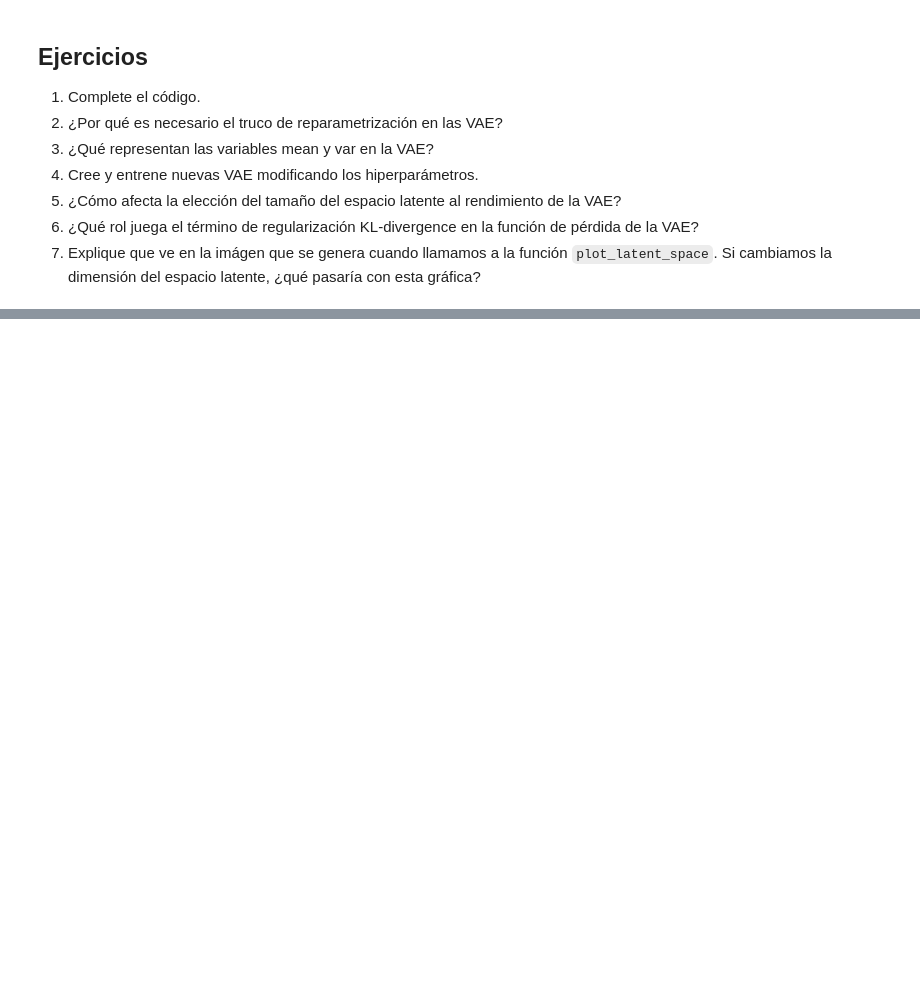
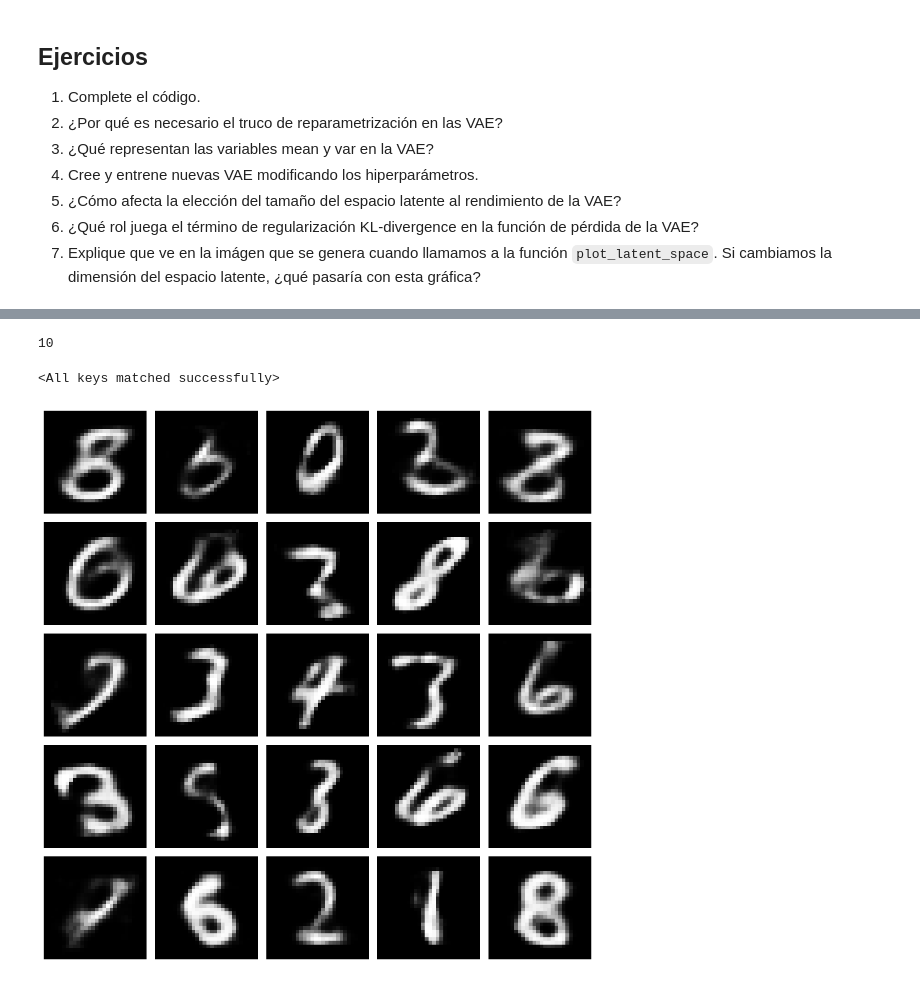
Before and after one commit to octarevetria/IA_Generativa, a Jupyter notebook: VAE (Variational AutoEncoders)/VariationalAutoEncoder.ipynb, the cells around one changed output, grey strips where cells are left out. Drawn from its saved outputs; the diff is of its cells as text; code cells hidden in the pictures; blank space fills up the shorter version.

```diff
--- a/VAE (Variational AutoEncoders)/VariationalAutoEncoder.ipynb
+++ b/VAE (Variational AutoEncoders)/VariationalAutoEncoder.ipynb
@@ -269,0 +336,13 @@ plot_latent_space(model, scale=1.5)
+# %%
+model_3.latent_dim
+# %% [output]
+10
+# %%
+model_3 = VAE(latent_dim=10, device=DEVICE).to(DEVICE)
+model_3.load_state_dict(torch.load("vae_model_3.pt"))
+# %% [output]
+<All keys matched successfully>
+# %%
+generate_digit(model_3, z_dim = model_3.latent_dim, N=25)
+# %% [output]
+[figure, added]
```
Also changed, not shown: parts of 18 cells of this notebook, 3 other files.
